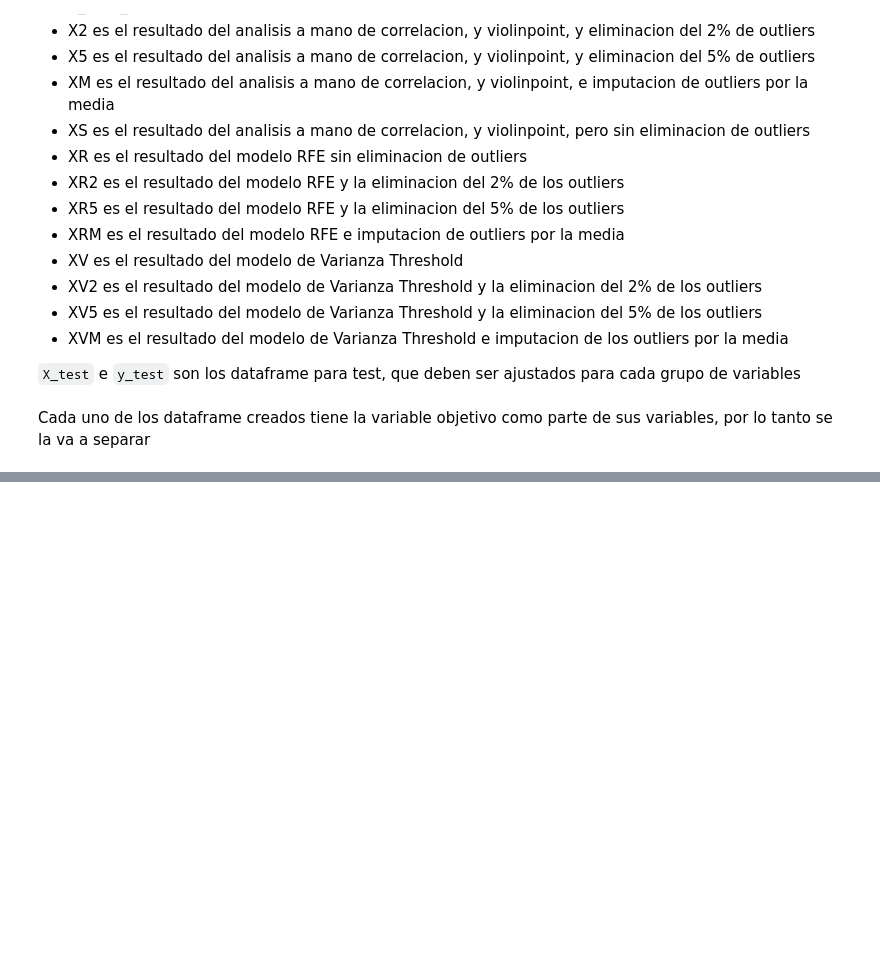
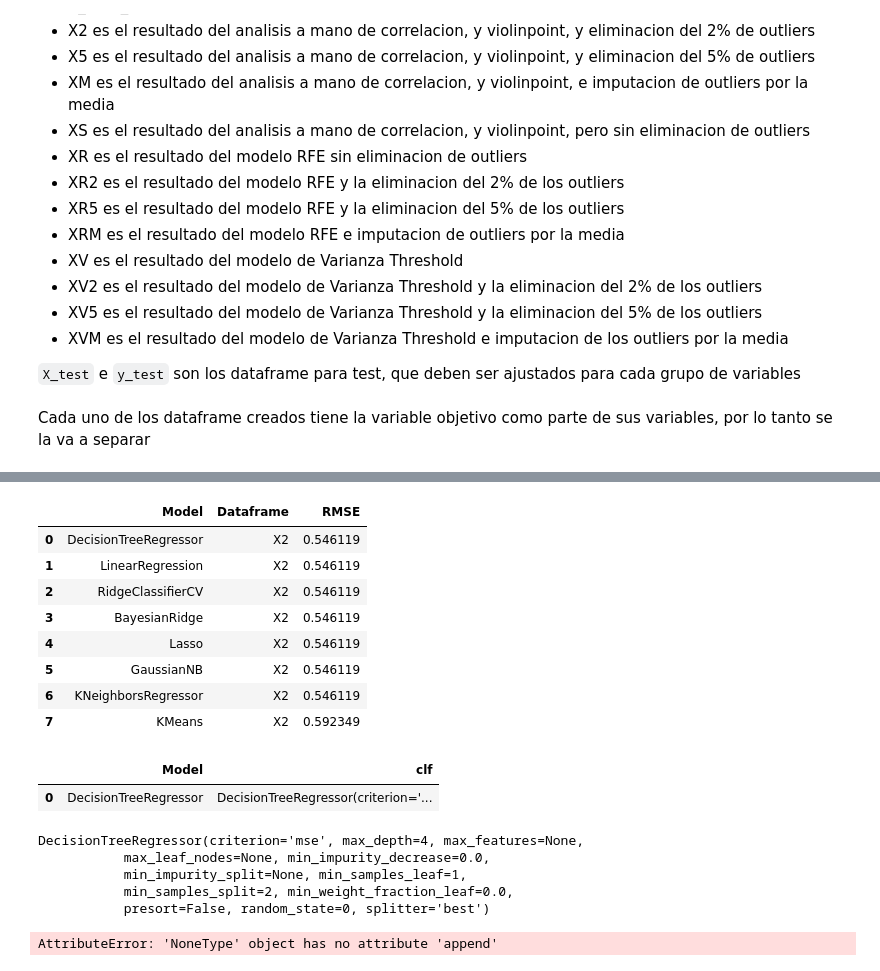
Before and after one commit to giselamorrone/EANT, a Jupyter notebook: Main.ipynb, the cells around one changed output, grey strips where cells are left out. Cells and saved outputs as stored; diff of their text form; code cells hidden in the pictures; blank space fills up the shorter version.

```diff
--- a/Main.ipynb
+++ b/Main.ipynb
@@ -566,0 +810,31 @@ yVM ,XVM = fun.split(XVM)
+# %%
+
+##NEIGHBORS
+#KNeighborsRegressor
+clf =  KNeighborsRegressor(n_neighbors=23)
+clf.fit(X_train, y_train)
+y_pred = clf.predict(X_test)
+rmse = np.sqrt(mean_squared_error(y_test, y_pred))
+predictions = predictions.append({'Model':'KNeighborsRegressor','Dataframe': name ,'RMSE':rmse},\
+                                 ignore_index=True)
+
+##CLUSTER
+#Algorithm clusters data by trying to separate samples in n groups of equal variance
+clf = KMeans(n_clusters=2, random_state=0)
+clf.fit(X_train, y_train)
+y_pred = clf.predict(X_test)
+rmse = np.sqrt(mean_squared_error(y_test, y_pred))
+predictions = predictions.append({'Model':'KMeans','Dataframe': name ,'RMSE':rmse},\
+                                 ignore_index=True)
+# %%
+predictions
+# %% [output]
+|  | Model | Dataframe | RMSE |
+| 0 | DecisionTreeRegressor | X2 | 0.546119 |
+| 1 | LinearRegression | X2 | 0.546119 |
+| 2 | RidgeClassifierCV | X2 | 0.546119 |
+| 3 | BayesianRidge | X2 | 0.546119 |
+| 4 | Lasso | X2 | 0.546119 |
+| 5 | GaussianNB | X2 | 0.546119 |
+| 6 | KNeighborsRegressor | X2 | 0.546119 |
+| 7 | KMeans | X2 | 0.592349 |
@@ -566,0 +845,5 @@ yVM ,XVM = fun.split(XVM)
+# %%
+clf
+# %% [output]
+|  | Model | clf |
+| 0 | DecisionTreeRegressor | DecisionTreeRegressor(criterion='... |
@@ -566,0 +852,8 @@ yVM ,XVM = fun.split(XVM)
+# %%
+clf
+# %% [output]
+DecisionTreeRegressor(criterion='mse', max_depth=4, max_features=None,
+           max_leaf_nodes=None, min_impurity_decrease=0.0,
+           min_impurity_split=None, min_samples_leaf=1,
+           min_samples_split=2, min_weight_fraction_leaf=0.0,
+           presort=False, random_state=0, splitter='best')
@@ -566,0 +866,8 @@ yVM ,XVM = fun.split(XVM)
+# %%
+clf = []
+clf = clf.append(DecisionTreeRegressor(random_state=0, max_depth=4))
+
+clf = clf.append(LinearRegression())
+clf
+# %% [output]
+AttributeError: 'NoneType' object has no attribute 'append'
```
Also changed, not shown: parts of 48 cells of this notebook, 1 other file.
